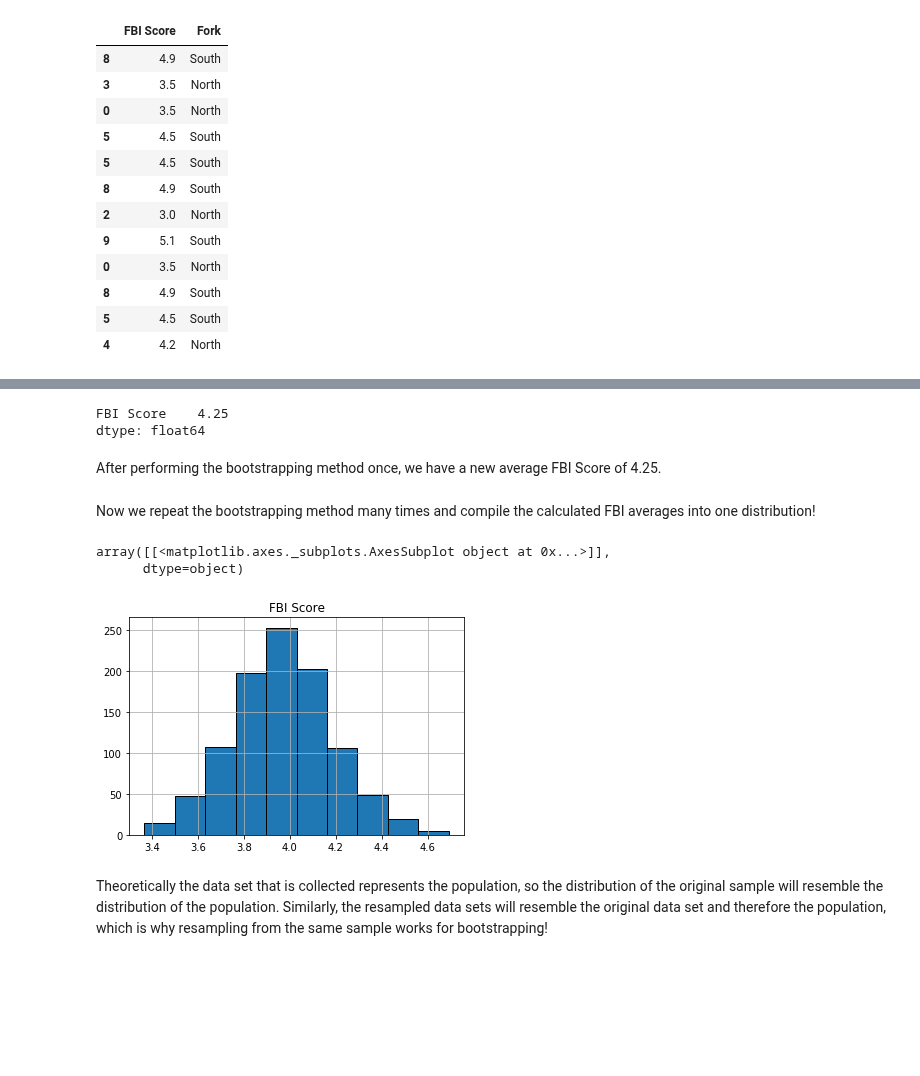
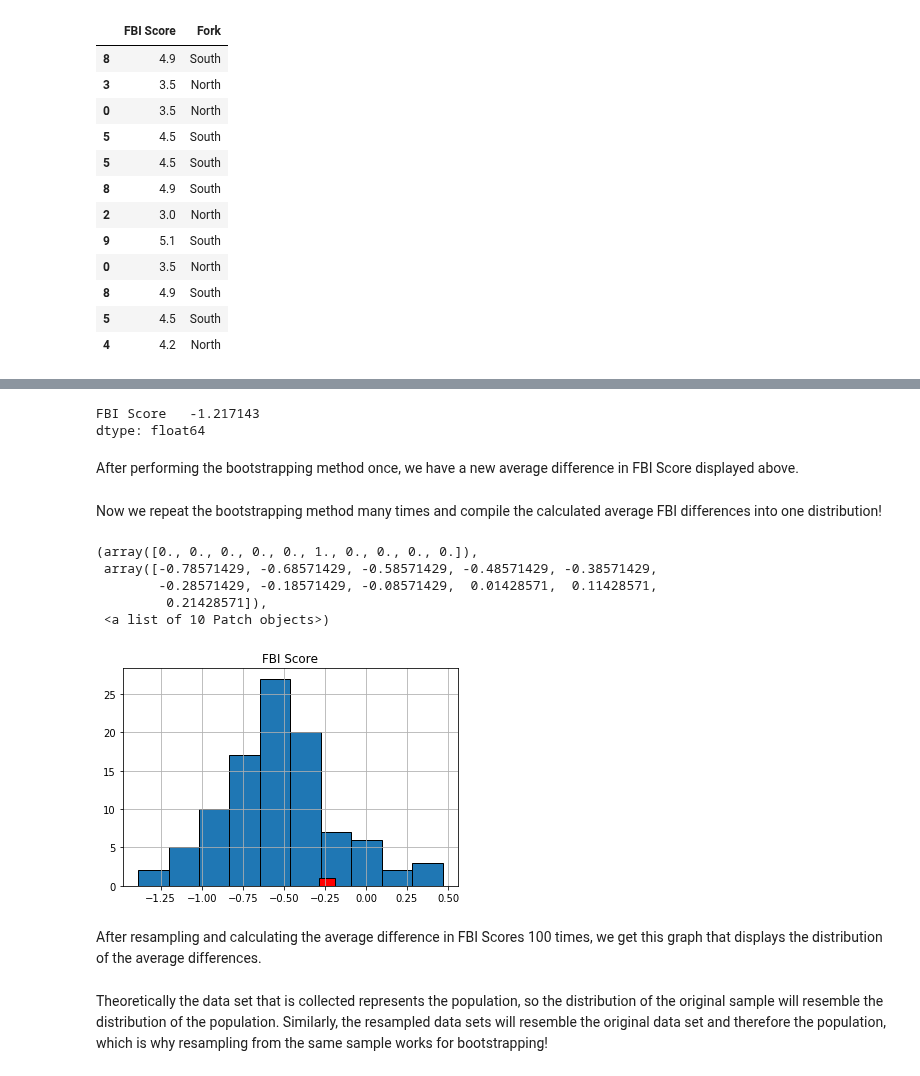
Before and after one commit to ds-modules/Bio-1B, a Jupyter notebook: Bio 1B Strawberry Creek.ipynb, the cells around one changed output, grey strips where cells are left out. Drawn from its saved outputs; the diff is of its cells as text; code cells hidden in the pictures; blank space fills up the shorter version.

Commit message:
Graphs for boostrapping section

```diff
--- a/Bio 1B Strawberry Creek.ipynb
+++ b/Bio 1B Strawberry Creek.ipynb
@@ -251,0 +241,3 @@ dtype: float64
+# %%
+boot_example = perm_example
+boot_example
@@ -251,0 +258,3 @@ dtype: float64
+# %%
+og_difference = boot_example[boot_example['Fork']=='North'].mean() - boot_example[boot_example['Fork']=='South'].mean()
+og_difference
@@ -277,23 +283,31 @@ array([[<matplotlib.axes._subplots.AxesSubplot object at 0x...>]],
-# %%
-np.mean(new_sample)
-# %% [output]
-FBI Score    4.25
-dtype: float64
+# %%
+new_sample[new_sample['Fork']=='North'].mean() - new_sample[new_sample['Fork']=='South'].mean()
+# %% [output]
+FBI Score   -1.217143
+dtype: float64
 # %% [markdown]
-After performing the bootstrapping method once, we have a new average FBI Score of 4.25.
+After performing the bootstrapping method once, we have a new average difference in FBI Score displayed above.
 # %% [markdown]
-Now we repeat the bootstrapping method many times and compile the calculated FBI averages into one distribution!
+Now we repeat the bootstrapping method many times and compile the calculated average FBI differences into one distribution!
 # %%
 FBI_averages = []
-for i in np.arange(1000):
+for i in np.arange(100):
     one_new_sample = example.sample(n = 12, replace = True)
-    average = np.mean(one_new_sample)
+    average = one_new_sample[one_new_sample['Fork']=='North'].mean() - one_new_sample[one_new_sample['Fork']=='South'].mean()
     FBI_averages.append(average)
-pd.DataFrame(FBI_averages).hist()
+avgs_tbl = pd.DataFrame(FBI_averages)
-# %% [output]
-array([[<matplotlib.axes._subplots.AxesSubplot object at 0x...>]],
-      dtype=object)
-[figure, removed]
+# %%
+avgs_tbl.hist("FBI Score")
+plt.hist(og_difference, color="red")
+# %% [output]
+(array([0., 0., 0., 0., 0., 1., 0., 0., 0., 0.]),
+ array([-0.78571429, -0.68571429, -0.58571429, -0.48571429, -0.38571429,
+        -0.28571429, -0.18571429, -0.08571429,  0.01428571,  0.11428571,
+         0.21428571]),
+ <a list of 10 Patch objects>)
+[figure, added]
+# %% [markdown]
+After resampling and calculating the average difference in FBI Scores 100 times, we get this graph that displays the distribution of the average differences.
 # %% [markdown]
 Theoretically the data set that is collected represents the population, so the distribution of the original sample will resemble the distribution of the population. Similarly, the resampled data sets will resemble the original data set and therefore the population, which is why resampling from the same sample works for bootstrapping!
 # %% [markdown]
```
Also changed, not shown: parts of 8 cells of this notebook.
